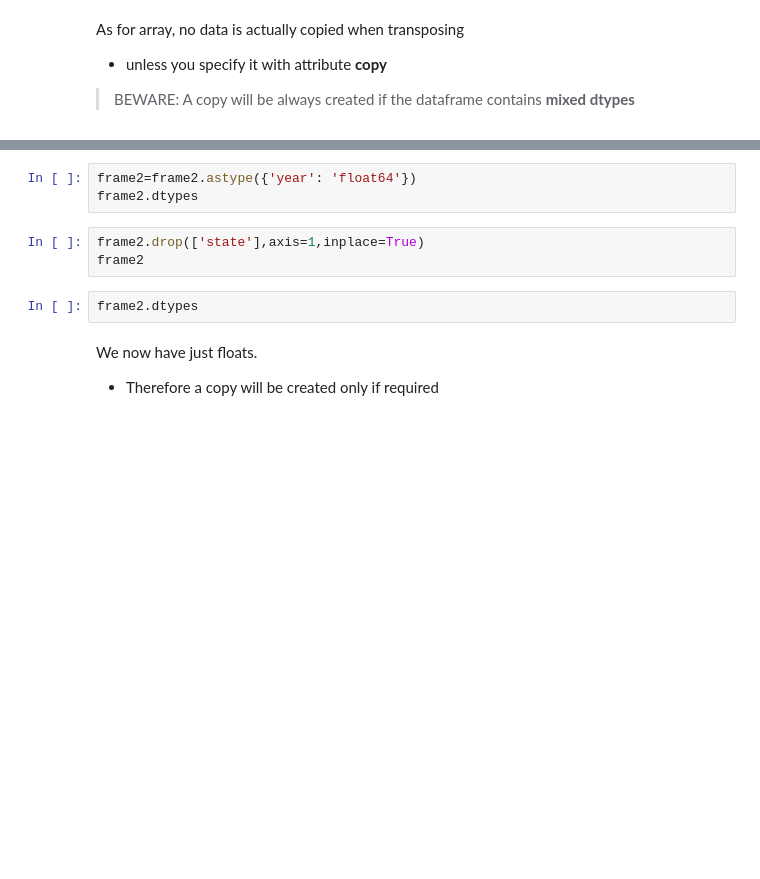
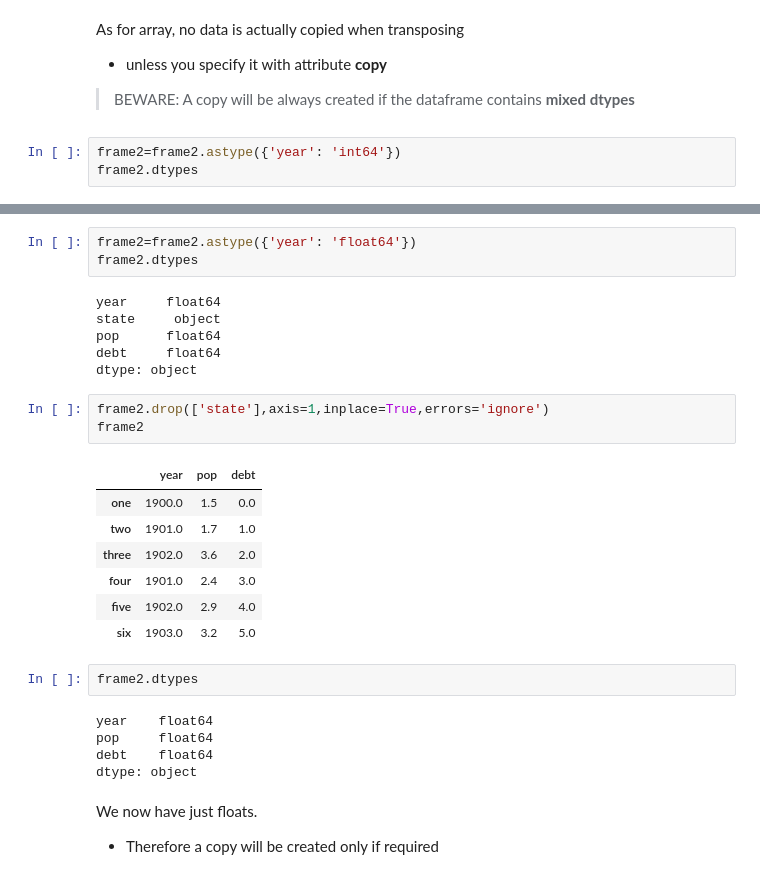
Before and after one commit to EMbeDS-education/IPDPP-GSSI-20212022, a Jupyter notebook: jupyter/jupyterNotebooks/Part1_NumPy_Pandas.ipynb, the cells around one changed output, grey strips where cells are left out. Drawn from its saved outputs; the diff is of its cells as text; blank space fills up the shorter version.

```diff
--- a/jupyter/jupyterNotebooks/Part1_NumPy_Pandas.ipynb
+++ b/jupyter/jupyterNotebooks/Part1_NumPy_Pandas.ipynb
@@ -1421,3 +1828,6 @@ As for array, no data is actually copied when transposing
 * unless you specify it with attribute **copy**
 
 > BEWARE: A copy will be always created if the dataframe contains __mixed dtypes__
+# %%
+frame2=frame2.astype({'year': 'int64'})
+frame2.dtypes
@@ -1431,11 +1861,30 @@ print(frame2T)
 # %%
 frame2=frame2.astype({'year': 'float64'})
 frame2.dtypes
+# %% [output]
+year     float64
+state     object
+pop      float64
+debt     float64
+dtype: object
 # %%
-frame2.drop(['state'],axis=1,inplace=True)
+frame2.drop(['state'],axis=1,inplace=True,errors='ignore')
 frame2
+# %% [output]
+|  | year | pop | debt |
+| one | 1900.0 | 1.5 | 0.0 |
+| two | 1901.0 | 1.7 | 1.0 |
+| three | 1902.0 | 3.6 | 2.0 |
+| four | 1901.0 | 2.4 | 3.0 |
+| five | 1902.0 | 2.9 | 4.0 |
+| six | 1903.0 | 3.2 | 5.0 |
 # %%
 frame2.dtypes
+# %% [output]
+year    float64
+pop     float64
+debt    float64
+dtype: object
 # %% [markdown]
 We now have just floats.
 - Therefore a copy will be created only if required
```
Also changed, not shown: parts of 106 cells of this notebook.
